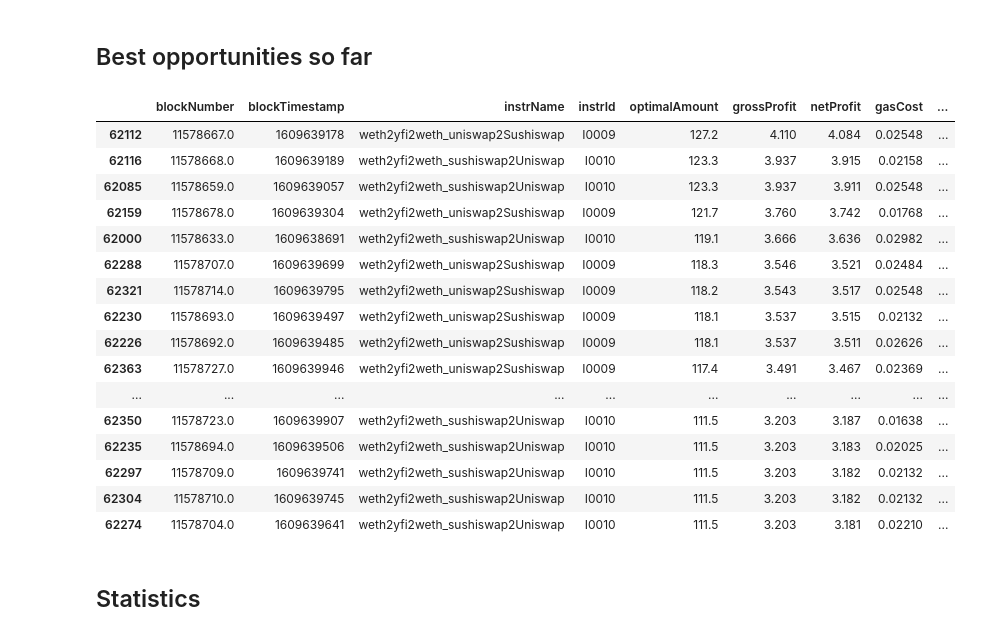
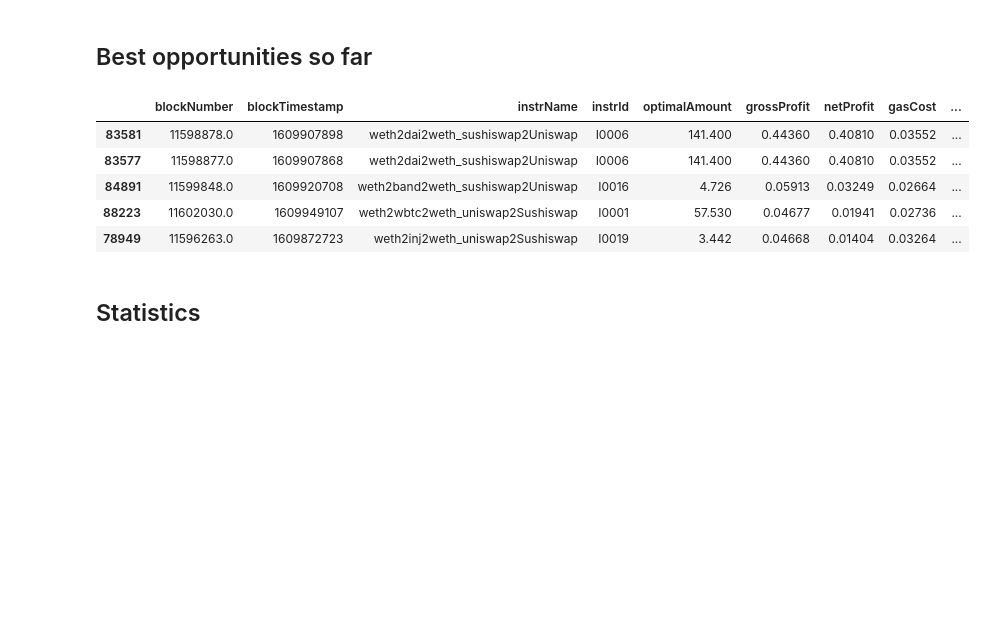
Before and after one commit to halo3mic/mosquito, a Jupyter notebook: analysis/log_analysis.ipynb, the cells around one changed output. Saved outputs shown, nothing was run; the diff lists cells and outputs as text; code cells hidden in the pictures; blank space fills up the shorter version.

```diff
--- a/analysis/log_analysis.ipynb
+++ b/analysis/log_analysis.ipynb
@@ -34,25 +60,14 @@ Average net profit (24h): 0.26633094081145586 eth
 # %% [markdown]
 ## Best opportunities so far
 # %%
-df.sort_values(by="netProfit", ascending=0).head(20)
+df.sort_values(by="netProfit", ascending=0).head(5)
 # %% [output]
 |  | blockNumber | blockTimestamp | instrName | instrId | optimalAmount | grossProfit | netProfit | gasCost | ... |
-| 62112 | 11578667.0 | 1609639178 | weth2yfi2weth_uniswap2Sushiswap | I0009 | 127.2 | 4.110 | 4.084 | 0.02548 | ... |
-| 62116 | 11578668.0 | 1609639189 | weth2yfi2weth_sushiswap2Uniswap | I0010 | 123.3 | 3.937 | 3.915 | 0.02158 | ... |
-| 62085 | 11578659.0 | 1609639057 | weth2yfi2weth_sushiswap2Uniswap | I0010 | 123.3 | 3.937 | 3.911 | 0.02548 | ... |
-| 62159 | 11578678.0 | 1609639304 | weth2yfi2weth_uniswap2Sushiswap | I0009 | 121.7 | 3.760 | 3.742 | 0.01768 | ... |
-| 62000 | 11578633.0 | 1609638691 | weth2yfi2weth_sushiswap2Uniswap | I0010 | 119.1 | 3.666 | 3.636 | 0.02982 | ... |
-| 62288 | 11578707.0 | 1609639699 | weth2yfi2weth_uniswap2Sushiswap | I0009 | 118.3 | 3.546 | 3.521 | 0.02484 | ... |
-| 62321 | 11578714.0 | 1609639795 | weth2yfi2weth_uniswap2Sushiswap | I0009 | 118.2 | 3.543 | 3.517 | 0.02548 | ... |
-| 62230 | 11578693.0 | 1609639497 | weth2yfi2weth_uniswap2Sushiswap | I0009 | 118.1 | 3.537 | 3.515 | 0.02132 | ... |
-| 62226 | 11578692.0 | 1609639485 | weth2yfi2weth_uniswap2Sushiswap | I0009 | 118.1 | 3.537 | 3.511 | 0.02626 | ... |
-| 62363 | 11578727.0 | 1609639946 | weth2yfi2weth_uniswap2Sushiswap | I0009 | 117.4 | 3.491 | 3.467 | 0.02369 | ... |
-| ... | ... | ... | ... | ... | ... | ... | ... | ... | ... |
-| 62350 | 11578723.0 | 1609639907 | weth2yfi2weth_sushiswap2Uniswap | I0010 | 111.5 | 3.203 | 3.187 | 0.01638 | ... |
-| 62235 | 11578694.0 | 1609639506 | weth2yfi2weth_sushiswap2Uniswap | I0010 | 111.5 | 3.203 | 3.183 | 0.02025 | ... |
-| 62297 | 11578709.0 | 1609639741 | weth2yfi2weth_sushiswap2Uniswap | I0010 | 111.5 | 3.203 | 3.182 | 0.02132 | ... |
-| 62304 | 11578710.0 | 1609639745 | weth2yfi2weth_sushiswap2Uniswap | I0010 | 111.5 | 3.203 | 3.182 | 0.02132 | ... |
-| 62274 | 11578704.0 | 1609639641 | weth2yfi2weth_sushiswap2Uniswap | I0010 | 111.5 | 3.203 | 3.181 | 0.02210 | ... |
+| 83581 | 11598878.0 | 1609907898 | weth2dai2weth_sushiswap2Uniswap | I0006 | 141.400 | 0.44360 | 0.40810 | 0.03552 | ... |
+| 83577 | 11598877.0 | 1609907868 | weth2dai2weth_sushiswap2Uniswap | I0006 | 141.400 | 0.44360 | 0.40810 | 0.03552 | ... |
+| 84891 | 11599848.0 | 1609920708 | weth2band2weth_sushiswap2Uniswap | I0016 | 4.726 | 0.05913 | 0.03249 | 0.02664 | ... |
+| 88223 | 11602030.0 | 1609949107 | weth2wbtc2weth_uniswap2Sushiswap | I0001 | 57.530 | 0.04677 | 0.01941 | 0.02736 | ... |
+| 78949 | 11596263.0 | 1609872723 | weth2inj2weth_uniswap2Sushiswap | I0019 | 3.442 | 0.04668 | 0.01404 | 0.03264 | ... |
 # %% [markdown]
 ## Statistics
 # %%
```
Also changed, not shown: parts of 15 cells of this notebook, 26 other files.
